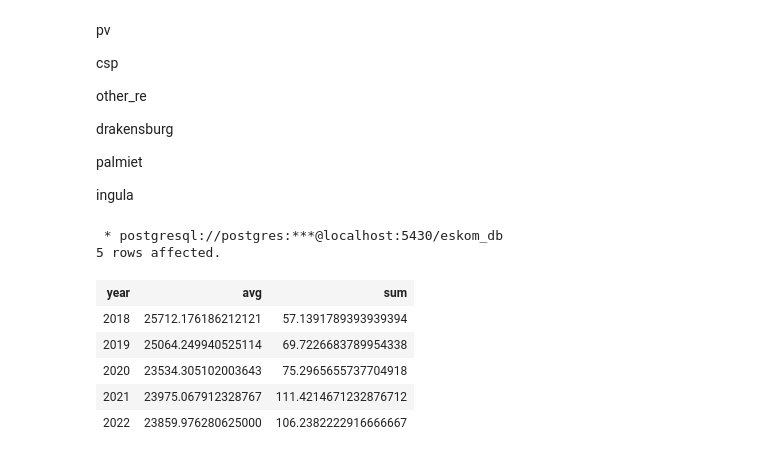
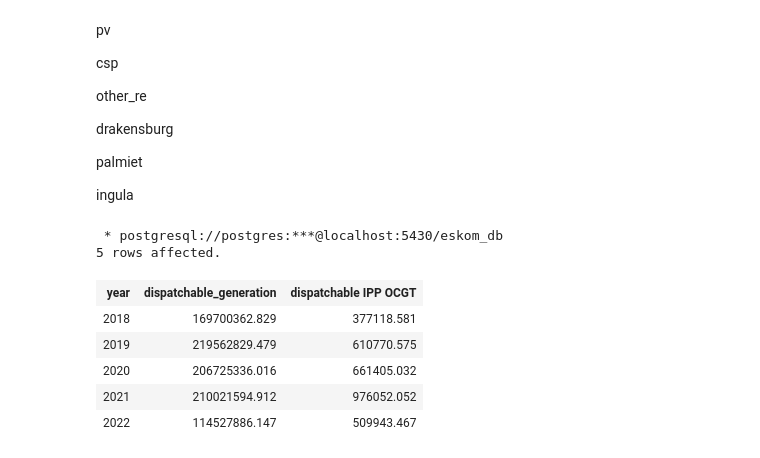
Before and after one commit to The-DigitalAcademy/Eskom_Data_Analysis, a Jupyter notebook: Generation.ipynb, the cells around one changed output. Saved outputs shown, nothing was run; the diff lists cells and outputs as text; code cells hidden in the pictures.

```diff
--- a/Generation.ipynb
+++ b/Generation.ipynb
@@ -207,15 +207,15 @@ palmiet
 
 ingula
 # %%
-sum_dispatchable = %sql SELECT year AS year,AVG(dispatchable_generation),AVG(dispatchable_ipp_ocgt)  AS sum FROM eskom_clean WHERE year >= '2018' and year <= '2022' GROUP BY year ORDER BY year
+sum_dispatchable = %sql SELECT year AS "year",SUM(dispatchable_generation) AS "dispatchable_generation",SUM(dispatchable_ipp_ocgt)  AS "dispatchable IPP OCGT" FROM eskom_clean WHERE year >= '2018' and year <= '2022' GROUP BY year ORDER BY year
 sum_dispatchable
 # %% [output]
  * postgresql://postgres:***@localhost:5430/eskom_db
 5 rows affected.
-| year | avg | sum |
-| 2018 | 25712.176186212121 | 57.1391789393939394 |
-| 2019 | 25064.249940525114 | 69.7226683789954338 |
-| 2020 | 23534.305102003643 | 75.2965655737704918 |
-| 2021 | 23975.067912328767 | 111.4214671232876712 |
-| 2022 | 23859.976280625000 | 106.2382222916666667 |
+| year | dispatchable_generation | dispatchable IPP OCGT |
+| 2018 | 169700362.829 | 377118.581 |
+| 2019 | 219562829.479 | 610770.575 |
+| 2020 | 206725336.016 | 661405.032 |
+| 2021 | 210021594.912 | 976052.052 |
+| 2022 | 114527886.147 | 509943.467 |
 # %%
```
Also changed, not shown: parts of 8 cells of this notebook.
